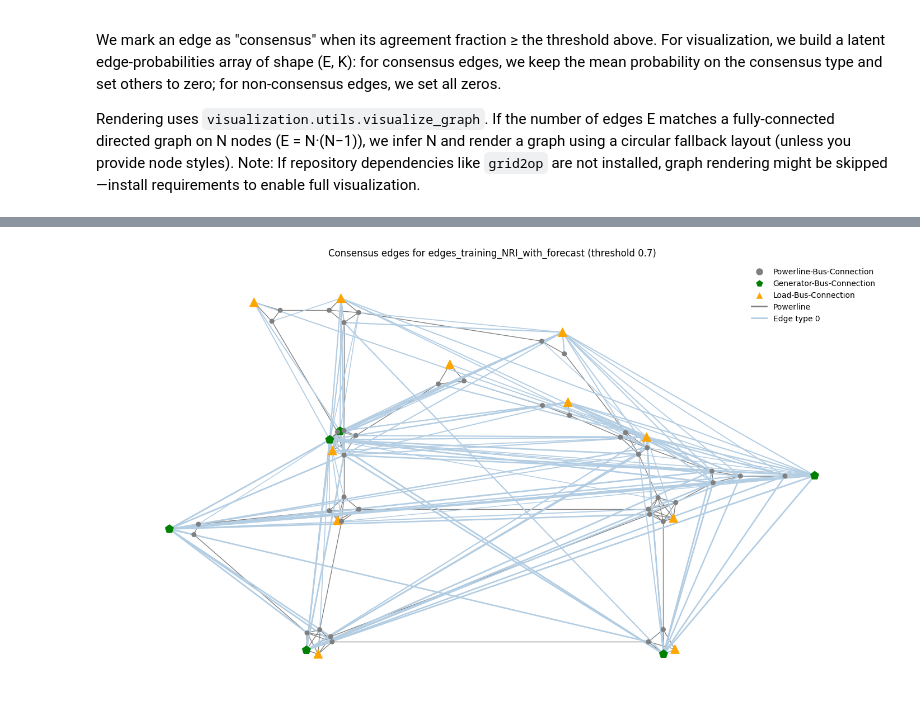
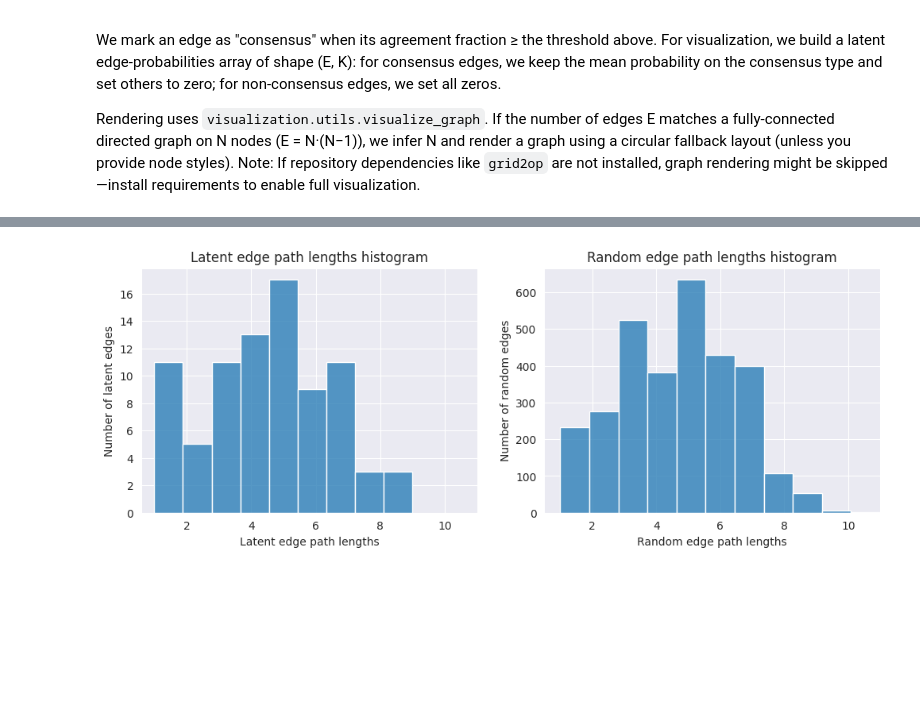
Before and after one commit to HansDampf37/NRI-for-explainable-RL-in-Power-Grids, a Jupyter notebook: visualization/edge_consistency_analysis.ipynb, the cells around one changed output, grey strips where cells are left out. Cells and saved outputs as stored; diff of their text form; code cells hidden in the pictures; blank space fills up the shorter version.

Commit message:
extend edge visualization notebook

```diff
--- a/visualization/edge_consistency_analysis.ipynb
+++ b/visualization/edge_consistency_analysis.ipynb
@@ -107,9 +122,11 @@ for prefix in prefixes:
     fig, axes = plt.subplots(1, 3, figsize=(20, 5))
     # 1. mean pairwise js div
     sns.histplot(stats['js_per_edge'], bins=50, ax=axes[0])
-    axes[0].set_xlabel('Mean pairwise Jensen-Shannon (per edge)')
+    axes[0].set_xlabel('Mean (over sessions pairs) Jensen-Shannon Divergence')
     axes[0].set_ylabel('Number of edges')
     axes[0].set_title('Distribution of per-edge JS divergence across sessions')
+    axes[0].axvline(0.6931, color='gray', linestyle='--', label='Max JS divergence (for 2 classes)')
+    axes[0].legend(loc='upper right')
     # 2. agreement fraction
     cmap = plt.cm.viridis
     norm = Normalize(vmin=stats['agreement_fraction'].min(), vmax=stats['agreement_fraction'].max())
@@ -165,12 +182,9 @@ on N nodes (E = N·(N−1)), we infer N and render a graph using a circular fall
 Note: If repository dependencies like `grid2op` are not installed, graph rendering might be skipped—install requirements
 to enable full visualization.
 # %%
-import grid2op
-from common import BusConnectivityGraphObsSpace, EDGE_INDEX
-
-
 def infer_num_nodes_from_E(E: int) -> int | None:
-    """Infer number of nodes N from number of directed edges E in a fully connected graph (no self-loops): E = N*(N-1).
+    """
+    Infer number of nodes N from number of directed edges E in a fully connected graph (no self-loops): E = N*(N-1).
     Returns N if integer solution exists, else None.
     """
     disc = 1 + 4 * E
@@ -184,21 +198,27 @@ def infer_num_nodes_from_E(E: int) -> int | None:
     return int(N) if N * (N - 1) == E else None
 
 
-def build_consensus_latent_probs(stats: dict, threshold: float, skip_first_type: bool = True) -> np.ndarray:
-    """Build (E, K) array with nonzero probabilities only for edges surpassing the agreement threshold.
+def build_consensus_latent_probs(stats: dict, agreement_threshold: float, probability_threshold: float, skip_first_type: bool = True) -> np.ndarray:
+    """
+    Build (E, K) array with nonzero probabilities only for edges surpassing the agreement threshold.
     Keeps the mean probability for the consensus (mode) type; zero elsewhere.
     Optionally ignore edges whose consensus type is 0 (often 'no-edge').
     """
+    E, K = stats['mean_probs'].shape
     mean_probs = stats['mean_probs']  # (E, K)
     argmax_mode = stats['argmax_mode']  # (E,)
     agreement_fraction = stats['agreement_fraction']  # (E,)
     out = np.zeros_like(mean_probs)
-    mask = agreement_fraction >= threshold
+    mask = agreement_fraction >= agreement_threshold
     for e in np.where(mask)[0]:
         t = int(argmax_mode[e])
         if skip_first_type and t == 0:
             continue
-        out[e, t] = float(mean_probs[e, t])
+        prob = float(mean_probs[e, t])
+        if prob > probability_threshold:
+            out[e] = np.eye(1, K, t)[0]
+        else:
+            out[e] = np.eye(1, K, 0)[0]
     return out
 
 
@@ -207,8 +227,13 @@ for prefix in prefixes:
     stacked, files = load_and_stack(data_dir, prefix)
     S, E, K = stacked.shape
     N = infer_num_nodes_from_E(E)
-    consensus_latent = build_consensus_latent_probs(edge_statistics[prefix], agreement_threshold, skip_first_edge_type)
-    n_consensus_edges = int((consensus_latent.sum(axis=1) > 0).sum())
+    consensus_latent = build_consensus_latent_probs(
+        edge_statistics[prefix],
+        agreement_threshold,
+        probability_threshold,
+        skip_first_edge_type
+    )
+    n_consensus_edges = int((consensus_latent[..., 1:].sum(axis=1) > 0).sum())
     print(f"{prefix} - Edges: {E}, Types: {K}, Nodes: {N if N is not None else "(not a fully-connected directed E)"}\n"
           f"Consensus edges above threshold: {n_consensus_edges}")
 
@@ -218,19 +243,18 @@ for prefix in prefixes:
     # Safety check to satisfy visualize_graph assertion
     assert consensus_latent.shape == (E, K)
     assert N * (N - 1) == E, 'E must equal N*(N-1) for visualize_graph'
-    env = grid2op.make("l2rpn_case14_sandbox")
-    edge_index = BusConnectivityGraphObsSpace(grid2op_observation_space=env.observation_space).to_gym(env.reset())[EDGE_INDEX]
+
     args = PlottingArgs(
         num_nodes=N,
         node_styles=get_node_styles(env=env, observation_space=BusConnectivityGraphObsSpace),
-        powerline_edge_index=edge_index,
+        powerline_edge_index=powerline_edge_index,
         latent_edge_probs=consensus_latent,
         latent_edge_weight=latent_edge_weight,
         do_weight_sweep=False,
         skip_first_edge_type=skip_first_edge_type,
     )
     fig = visualize_graph(args)
-    plt.title(f'Consensus edges for {prefix} (threshold {agreement_threshold})')
+    plt.title(f'Consensus edges for {prefix} (agreement > {agreement_threshold}, edge_prob > {probability_threshold})')
     plt.show()
     # Save the consensus graph
     save_path = Path(os.path.join(out_base, prefix, 'consensus_graph.png'))
@@ -239,5 +263,51 @@ for prefix in prefixes:
         print(f'Saved consensus graph to `{save_path}`')
     except Exception as ex:
         print('Could not save consensus graph:', ex)
+
+    # latent edge length distribution
+    latent_edge_mask = consensus_latent[..., 1:].sum(axis=1) == 1.0
+    fc_edge_index = fully_connected_edge_index(N).cpu().numpy()
+    latent_edges = fc_edge_index[:, latent_edge_mask]
+    latent_edges_lengths = [path_length[src][dst] for src, dst in latent_edges.T]
+
+    number_random_edges = 10000
+    random_mask = np.zeros(latent_edge_mask.shape, dtype=bool)
+    random_mask[np.random.choice(latent_edge_mask.shape[0], number_random_edges, replace=True)] = True
+    random_edges = fc_edge_index[:, random_mask]
+    random_edges_lengths = [path_length[src][dst] for src, dst in random_edges.T]
+
+    # display path length histograms
+    n_bins_latent = np.max(latent_edges_lengths)
+    n_bins_random = np.max(random_edges_lengths)
+    width = max(n_bins_latent, n_bins_random)
+    fig, axes = plt.subplots(nrows=1, ncols=2, figsize=(12, 4))
+    sns.histplot(
+        latent_edges_lengths,
+        bins=n_bins_latent,
+        ax=axes[0],
+    )
+    axes[0].set_xlim(right=width)
+    axes[0].set_xlabel('Latent edge path lengths')
+    axes[0].set_ylabel('Number of latent edges')
+    axes[0].set_title('Latent edge path lengths histogram')
+
+    sns.histplot(
+        random_edges_lengths,
+        bins=n_bins_random,
+        ax=axes[1],
+    )
+    axes[1].set_xlim(right=width)
+    axes[1].set_xlabel('Random edge path lengths')
+    axes[1].set_ylabel('Number of random edges')
+    axes[1].set_title('Random edge path lengths histogram')
+    plt.show()
+
+    # Save the latent edge path lengths
+    save_path = Path(os.path.join(out_base, prefix, 'latent_edge_path_length.png'))
+    try:
+        fig.savefig(save_path, bbox_inches='tight')
+        print(f'Saved path lengths histogram to `{save_path}`')
+    except Exception as ex:
+        print('Could not save path lengths histogram:', ex)
 # %% [output]
 edges_testing_NRI_with_forecast - Edges: 3192, Types: 2, Nodes: 57
@@ -249 +317 @@ Consensus edges above threshold: 146
-[figure, old version]
+[figure, new version]
```
Also changed, not shown: parts of 4 cells of this notebook.
